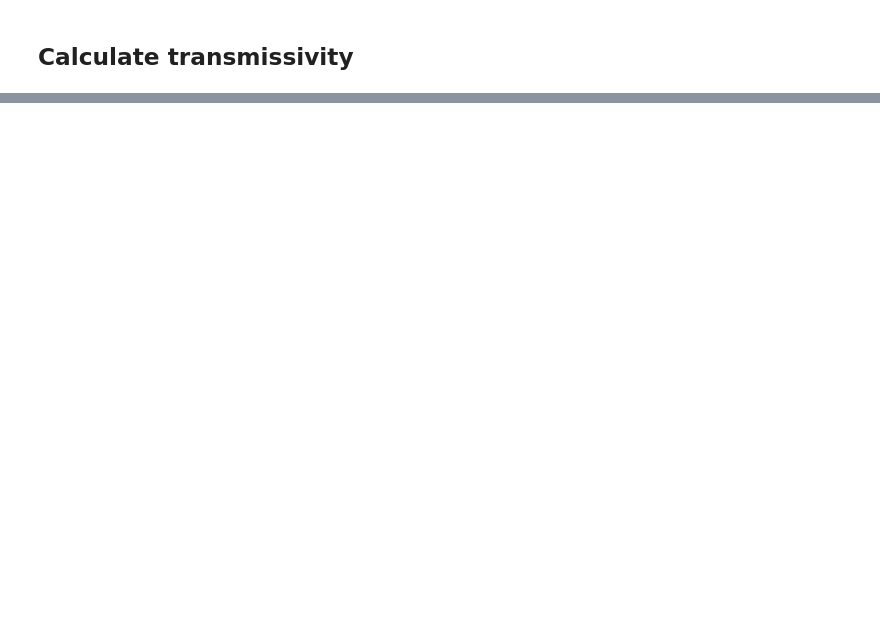
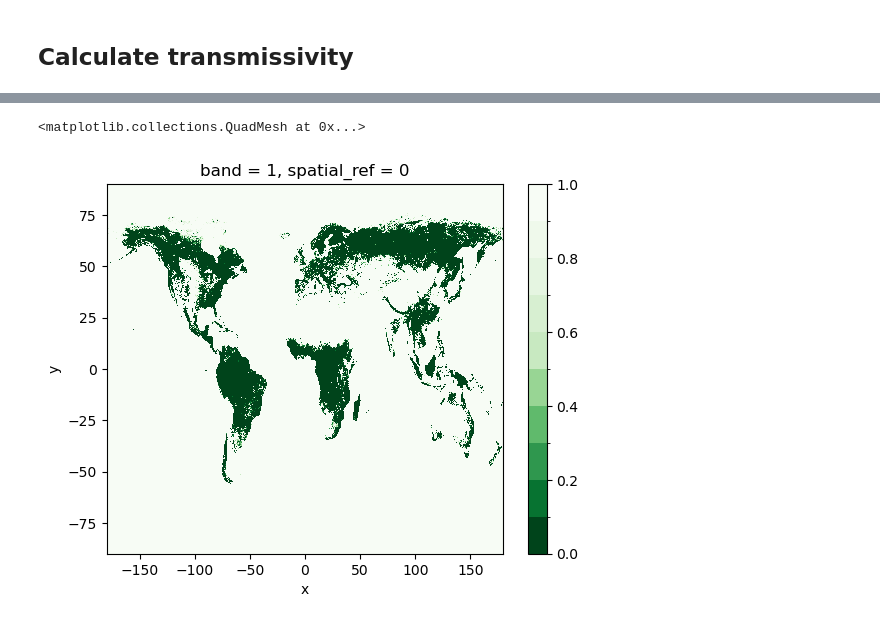
Before and after one commit to MinttuPekkala/Unibe_transmissivity_maps, a Jupyter notebook: Kemijoki_ENVEO_transmissivity.ipynb, the cells around one changed output, grey strips where cells are left out. Saved outputs shown, nothing was run; the diff lists cells and outputs as text; code cells hidden in the pictures; blank space fills up the shorter version.

```diff
--- a/Kemijoki_ENVEO_transmissivity.ipynb
+++ b/Kemijoki_ENVEO_transmissivity.ipynb
@@ -83,0 +129,33 @@ t2.plot(cmap=reversed_map)
+# %%
+import numpy as np
+import matplotlib.colors as mcolors
+
+# Number of discrete steps
+n_steps = 10
+
+# --- Non-uniform color sampling ---
+# Steps in the data's lower half (0-0.5) pull colors from a WIDE slice
+# of the colormap (more variation, more dramatic gradient), while the
+# upper half (0.5-1) gets compressed into the remaining range.
+# Endpoints (0 and 1) stay untouched.
+
+low_steps = n_steps // 2   # steps covering 0-0.5
+high_steps = n_steps - low_steps  # steps covering 0.5-1
+
+low_range_end = 0.75   # how much of the colormap's range low values use — higher = more dramatic/intense gradient
+low_colors = reversed_map(np.linspace(0, low_range_end, low_steps, endpoint=False))
+high_colors = reversed_map(np.linspace(low_range_end, 1, high_steps))
+
+all_colors = np.vstack([low_colors, high_colors])
+stepped_cmap = mcolors.ListedColormap(all_colors)
+
+# Bounds stay evenly spaced across the actual data range, unchanged
+vmin = np.nanmin(t2.values)
+vmax = np.nanmax(t2.values)
+bounds = np.linspace(vmin, vmax, n_steps + 1)
+norm = mcolors.BoundaryNorm(bounds, stepped_cmap.N)
+
+t2.plot(cmap=stepped_cmap, norm=norm)
+# %% [output]
+<matplotlib.collections.QuadMesh at 0x...>
+[figure, added]
```
Also changed, not shown: parts of 19 cells of this notebook, 3 other files.
